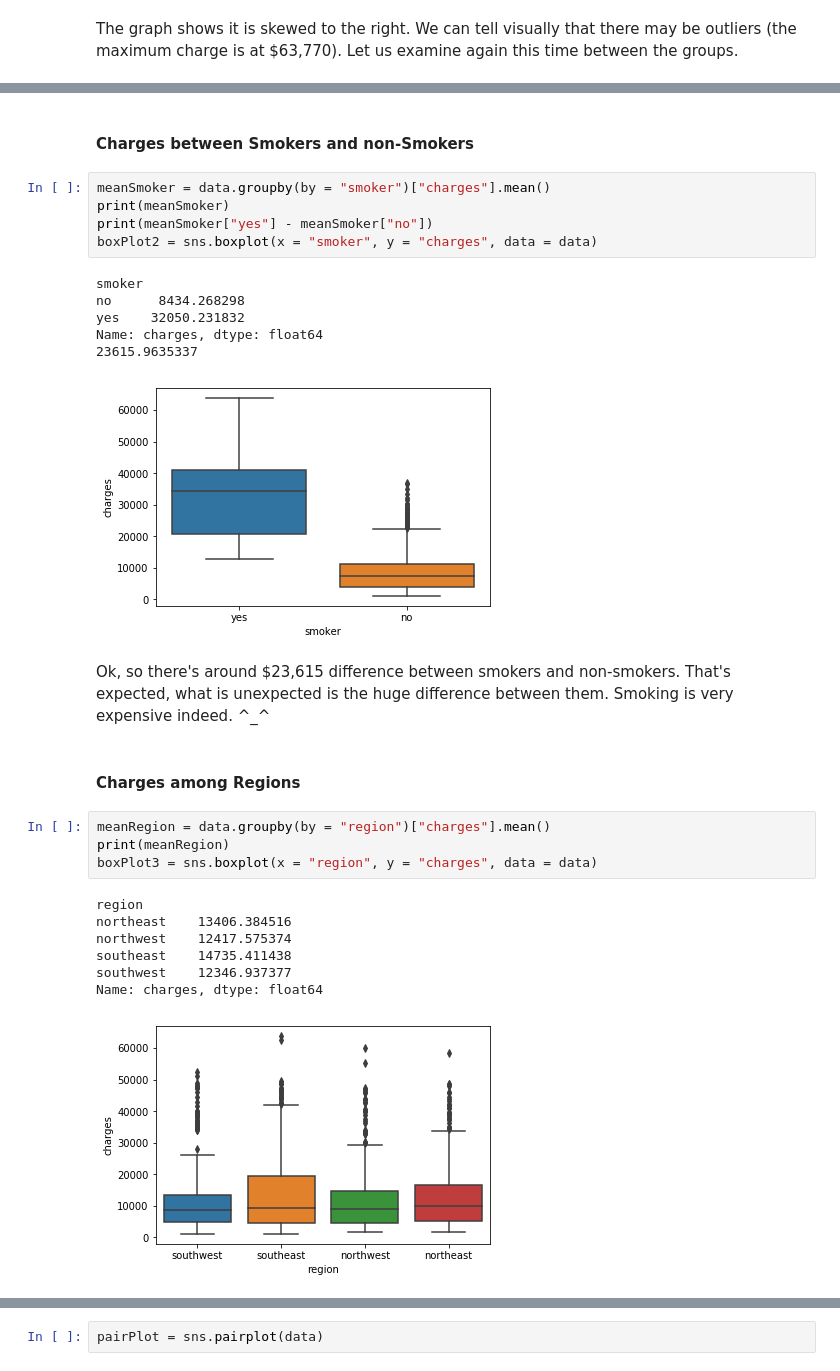
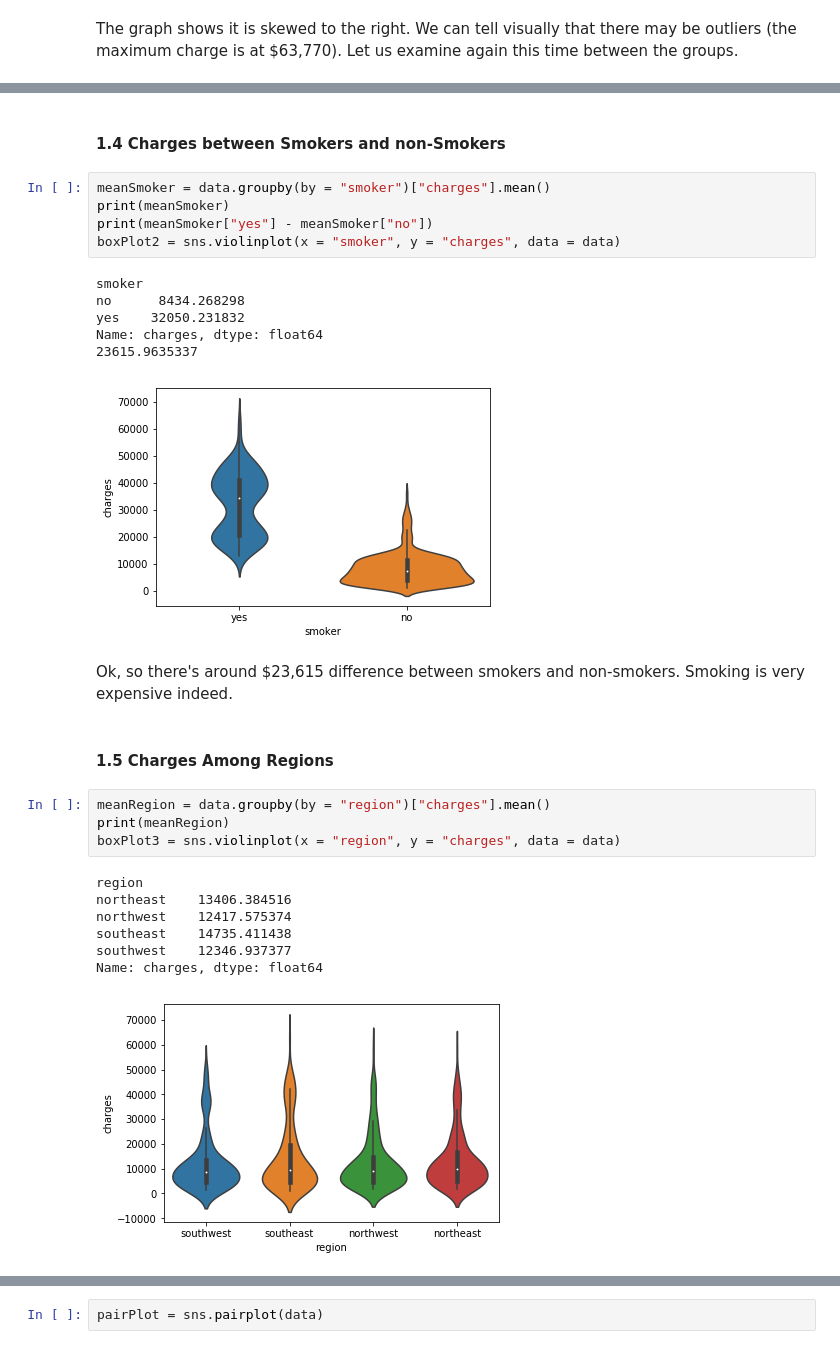
Before and after one commit to GrejSegura/MyProjects, a Jupyter notebook: MedicalInsuranceAnalysis/src/medInsurance_dataAnalysis.ipynb, the cells around one changed output, grey strips where cells are left out. Cells and saved outputs as stored; diff of their text form.

```diff
--- a/MedicalInsuranceAnalysis/src/medInsurance_dataAnalysis.ipynb
+++ b/MedicalInsuranceAnalysis/src/medInsurance_dataAnalysis.ipynb
@@ -111,31 +122,31 @@ For males, the charges are relatively higher compared to female counterparts wit
 # %% [markdown]
-#### Charges between Smokers and non-Smokers
+#### <a id='smoker'>1.4 Charges between Smokers and non-Smokers</a>
 # %%
 meanSmoker = data.groupby(by = "smoker")["charges"].mean()
 print(meanSmoker)
 print(meanSmoker["yes"] - meanSmoker["no"])
-boxPlot2 = sns.boxplot(x = "smoker", y = "charges", data = data)
+boxPlot2 = sns.violinplot(x = "smoker", y = "charges", data = data)
 # %% [output]
 smoker
 no      8434.268298
 yes    32050.231832
 Name: charges, dtype: float64
 23615.9635337
-[figure, old version]
+[figure, new version]
 # %% [markdown]
-Ok, so there's around $23,615 difference between smokers and non-smokers. That's expected, what is unexpected is the huge difference between them. Smoking is very expensive indeed. ^_^
+Ok, so there's around $23,615 difference between smokers and non-smokers. Smoking is very expensive indeed.
-# %% [markdown]
-#### Charges among Regions
+# %% [markdown]
+#### <a id='regions'>1.5 Charges Among Regions</a>
 # %%
 meanRegion = data.groupby(by = "region")["charges"].mean()
 print(meanRegion)
-boxPlot3 = sns.boxplot(x = "region", y = "charges", data = data)
+boxPlot3 = sns.violinplot(x = "region", y = "charges", data = data)
 # %% [output]
 region
 northeast    13406.384516
 northwest    12417.575374
 southeast    14735.411438
 southwest    12346.937377
 Name: charges, dtype: float64
-[figure, old version]
+[figure, new version]
 # %% [markdown]
```
Also changed, not shown: parts of 39 cells of this notebook.
